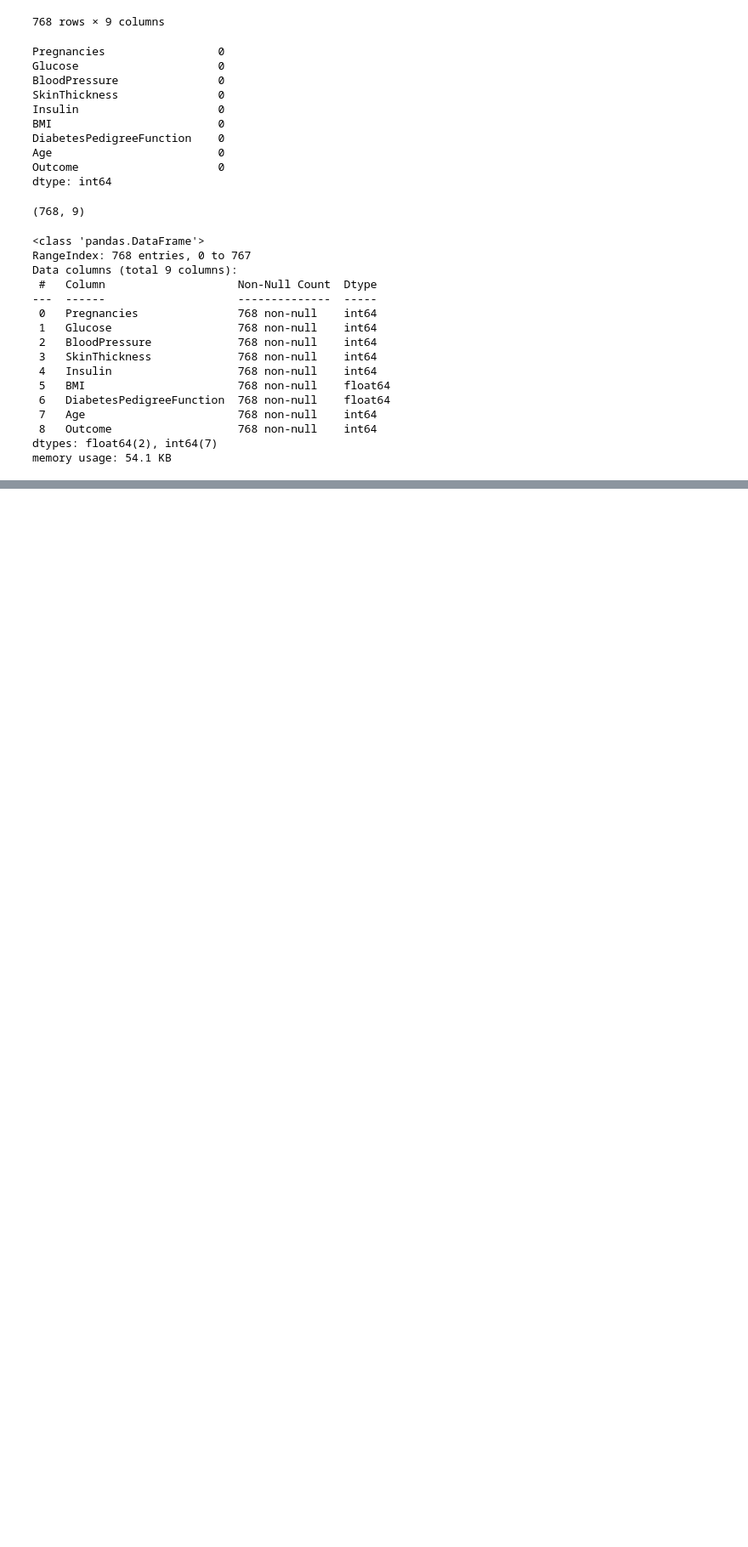
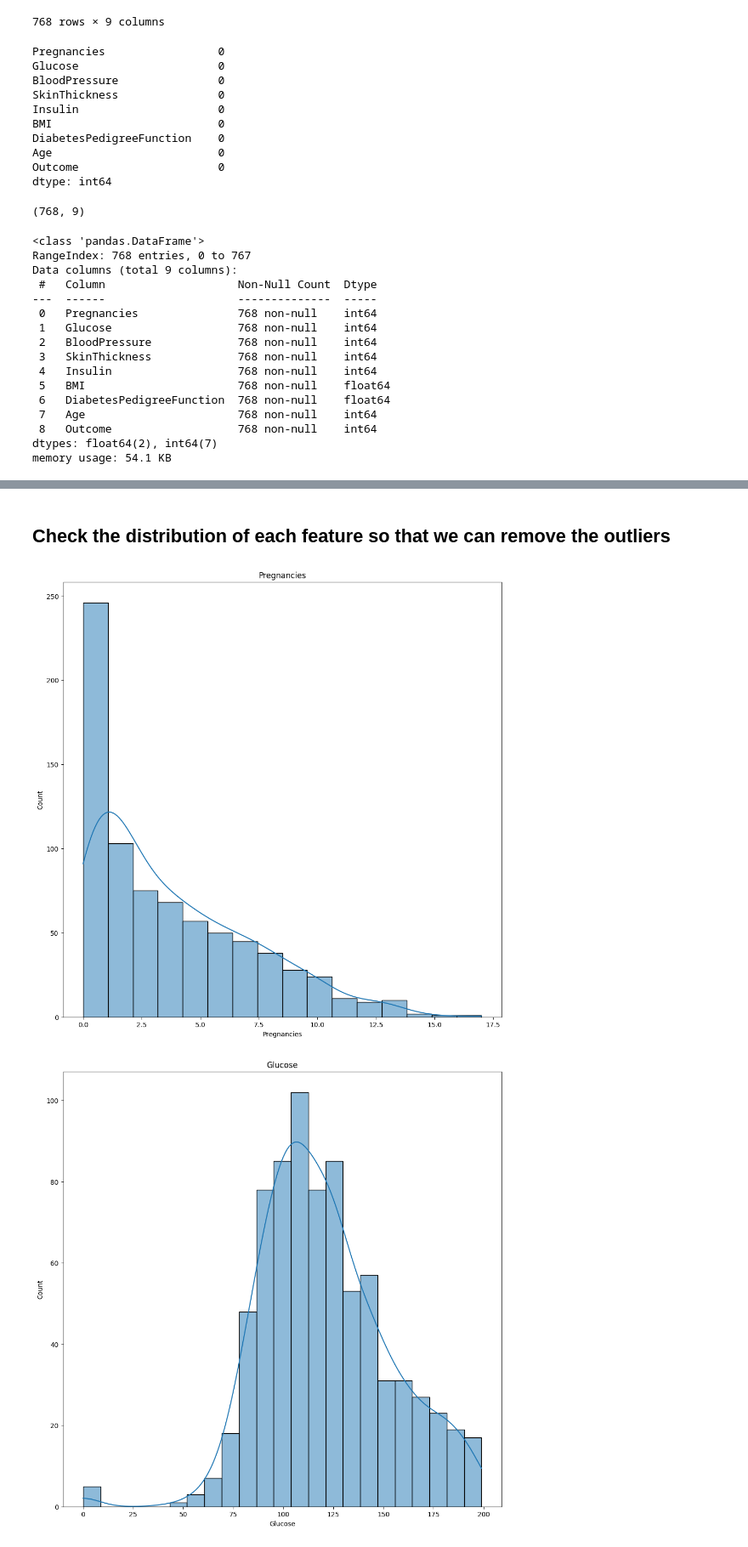
Before and after one commit to Priyabrata111/Predictive_Diabetes_Analysis, a Jupyter notebook: predictive_analysis_diabetes.ipynb, the cells around one changed output, grey strips where cells are left out. Shown at 85% size. Saved outputs shown, nothing was run; the diff lists cells and outputs as text; code cells hidden in the pictures; blank space fills up the shorter version.

```diff
--- a/predictive_analysis_diabetes.ipynb
+++ b/predictive_analysis_diabetes.ipynb
@@ -73,0 +98,13 @@ dataset.describe()
+# %% [markdown]
+## Check the distribution of each feature so that we can remove the outliers
+# %%
+
+for i in dataset.columns:
+    if i != 'Outcome':
+        plt.figure(figsize = (12,12))
+
+        sns.histplot(dataset[i],kde = True)
+        plt.title(i)
+# %% [output]
+[figure, added]
+[figure, added]
```
Also changed, not shown: parts of 7 cells of this notebook.
